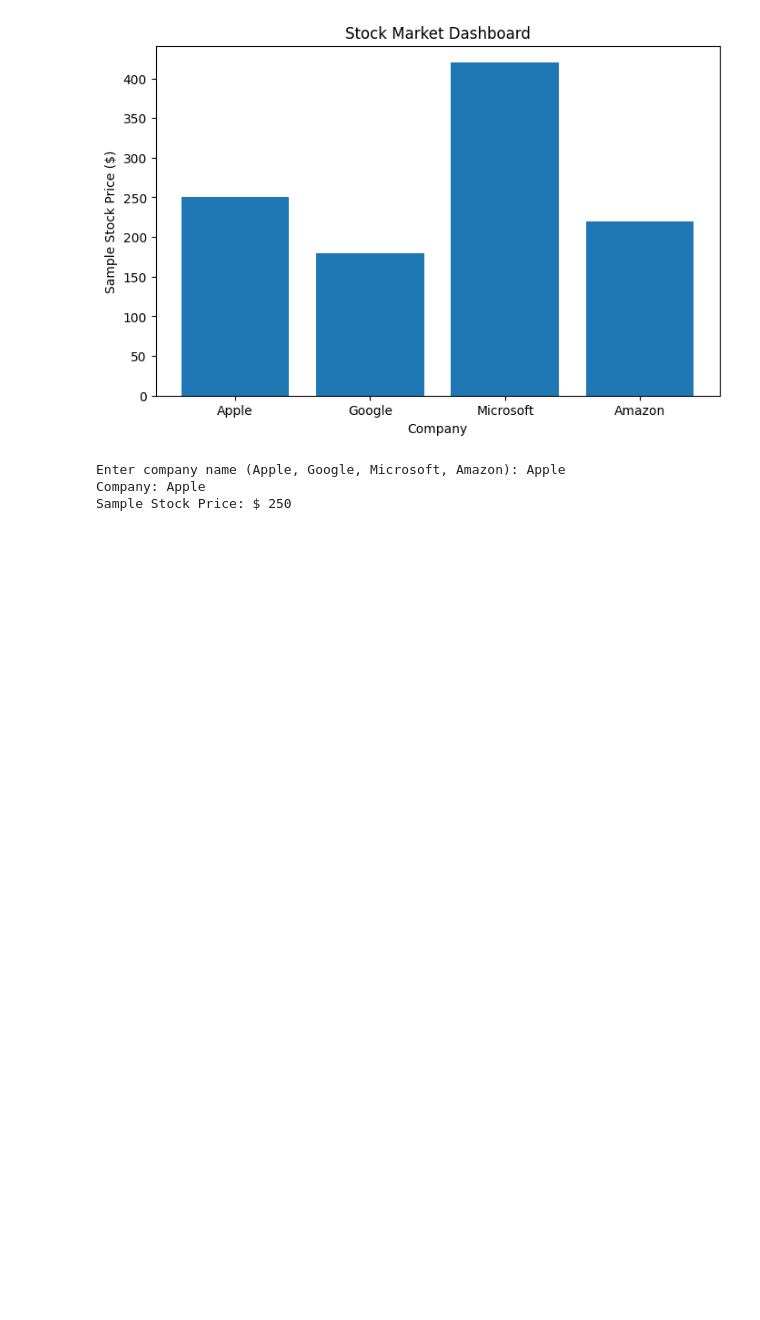
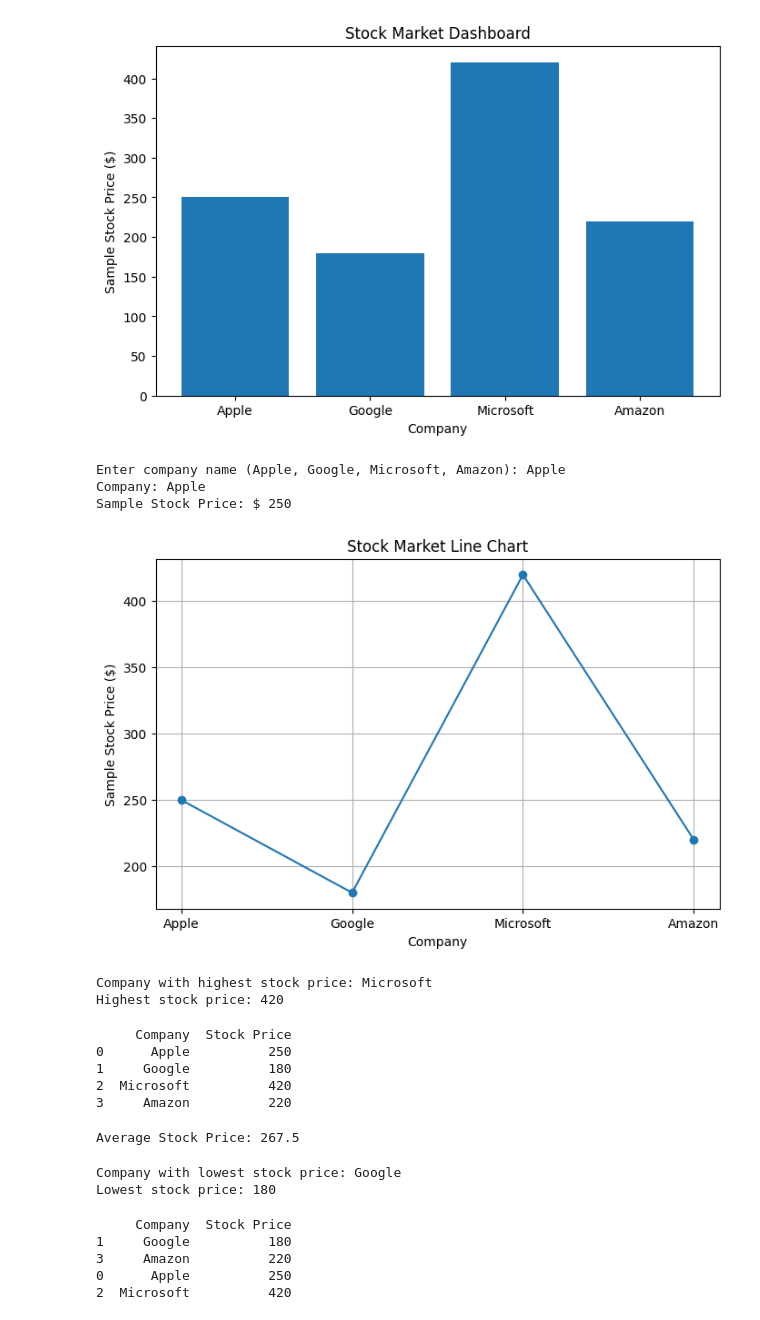
Before and after one commit to harshithadaram18/stock-market-dashboard, a Jupyter notebook: Stock_marketing_dashbord.ipynb, the cells around one changed output. Saved outputs shown, nothing was run; the diff lists cells and outputs as text; code cells hidden in the pictures; blank space fills up the shorter version.

Commit message:
Updated Stock Market Dashboard with charts and analysis

```diff
--- a/Stock_marketing_dashbord.ipynb
+++ b/Stock_marketing_dashbord.ipynb
@@ -82,3 +82,55 @@ else:
 Enter company name (Apple, Google, Microsoft, Amazon): Apple
 Company: Apple
 Sample Stock Price: $ 250
+# %%
+import matplotlib.pyplot as plt
+
+plt.figure(figsize=(8, 5))
+plt.plot(df["Company"], df["Stock Price"], marker="o")
+plt.title("Stock Market Line Chart")
+plt.xlabel("Company")
+plt.ylabel("Sample Stock Price ($)")
+plt.grid(True)
+plt.show()
+# %% [output]
+[figure, added]
+# %%
+highest = df.loc[df["Stock Price"].idxmax()]
+
+print("Company with highest stock price:", highest["Company"])
+print("Highest stock price:", highest["Stock Price"])
+# %% [output]
+Company with highest stock price: Microsoft
+Highest stock price: 420
+# %%
+print(df[["Company", "Stock Price"]])
+# %% [output]
+     Company  Stock Price
+0      Apple          250
+1     Google          180
+2  Microsoft          420
+3     Amazon          220
+# %%
+average = df["Stock Price"].mean()
+
+print("Average Stock Price:", average)
+# %% [output]
+Average Stock Price: 267.5
+# %%
+lowest = df.loc[df["Stock Price"].idxmin()]
+
+print("Company with lowest stock price:", lowest["Company"])
+print("Lowest stock price:", lowest["Stock Price"])
+# %% [output]
+Company with lowest stock price: Google
+Lowest stock price: 180
+# %%
+sorted_df = df.sort_values(by="Stock Price")
+
+print(sorted_df)
+# %% [output]
+     Company  Stock Price
+1     Google          180
+3     Amazon          220
+0      Apple          250
+2  Microsoft          420
```
Also changed, not shown: parts of 2 cells of this notebook.
